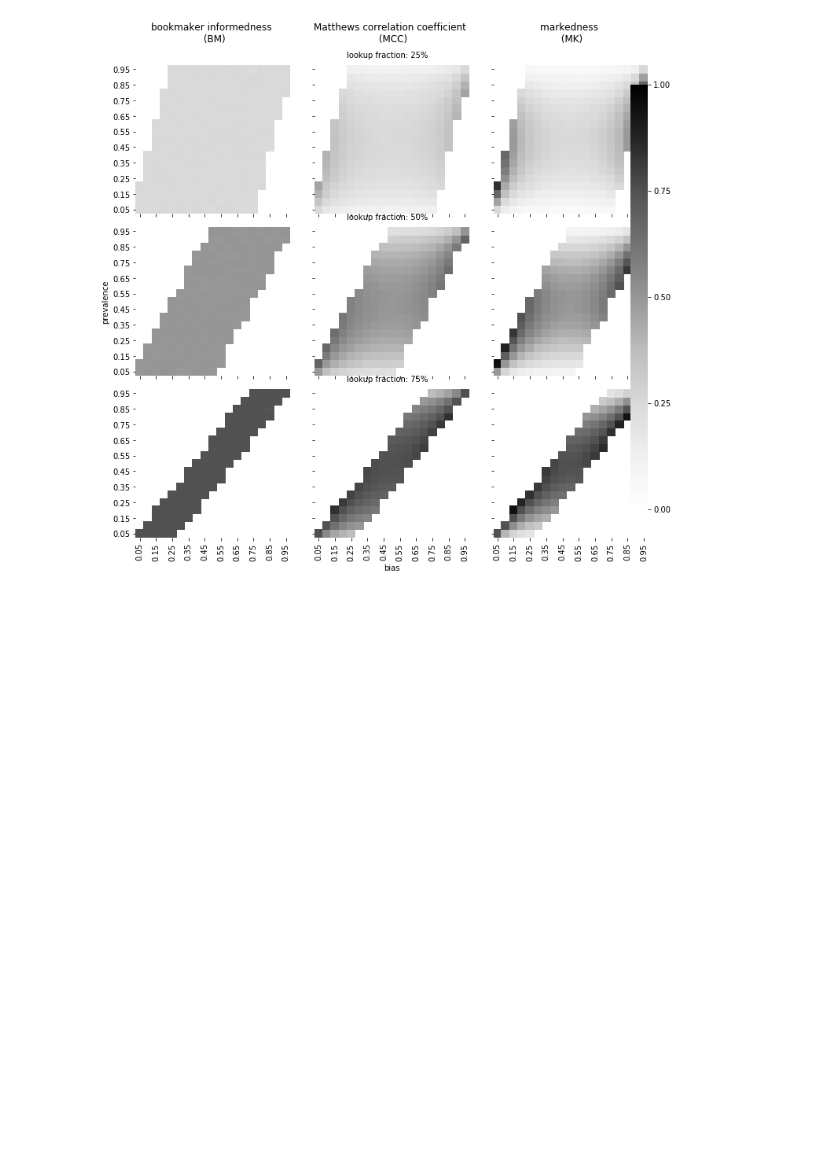
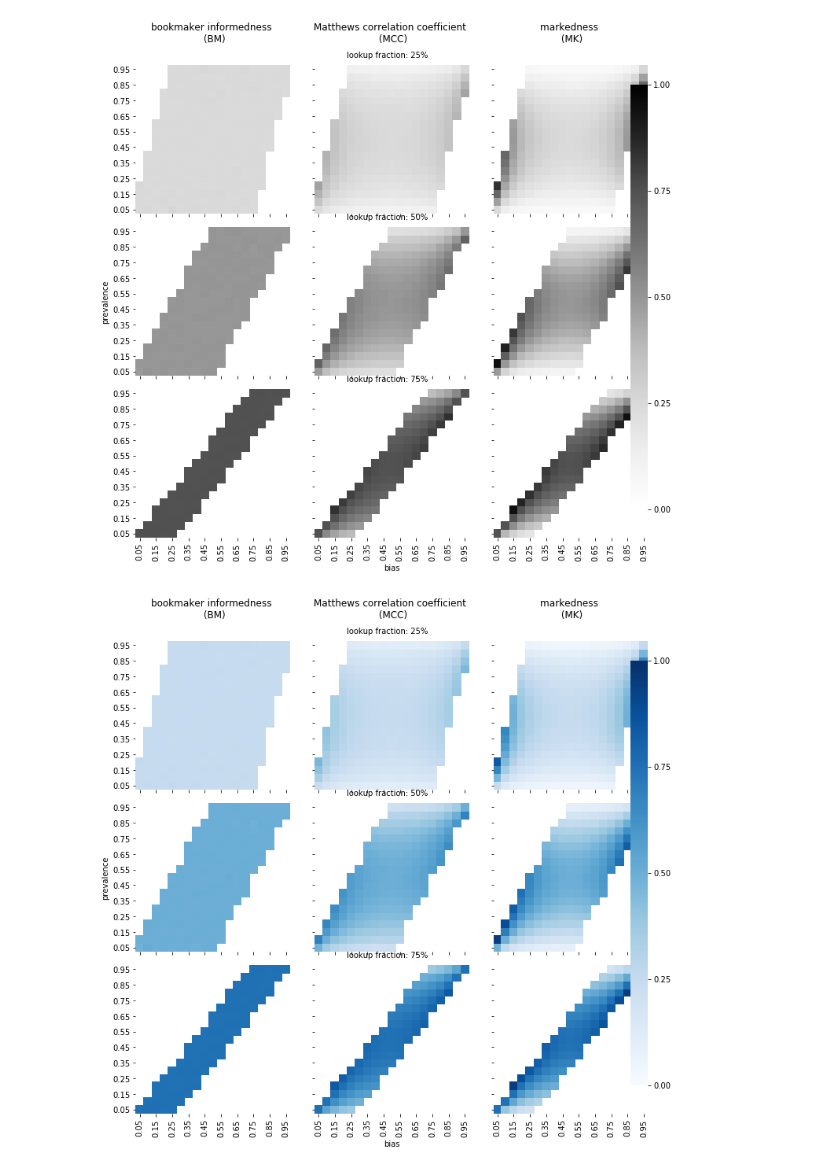
Before and after one commit to niklastoe/MCC_BM_BA_MK, a Jupyter notebook: BM_measures_randomness_MCC_and_MK_donot.ipynb, the cells around one changed output. Cells and saved outputs as stored; diff of their text form; code cells hidden in the pictures; blank space fills up the shorter version.

Commit message:
randomness: plot also in color, add comments

```diff
--- a/BM_measures_randomness_MCC_and_MK_donot.ipynb
+++ b/BM_measures_randomness_MCC_and_MK_donot.ipynb
@@ -146,3 +153,35 @@ plt.savefig('randomness_measured_BM_MCC_MK.eps',bbox_inches='tight')
 plt.tight_layout()
 # %% [output]
 [figure]
+# %%
+fig, axes = plt.subplots(nrows=3, ncols=3, figsize=(10, 10), sharex=True, sharey=True)
+cbar_ax = fig.add_axes([.95, .125, .03, .75])
+
+for col, i in enumerate([0.25, 0.5, 0.75]):
+    for row, metric in enumerate(['BM', 'MCC', 'MK']):
+        curr_df = pd.DataFrame(array_store[i][metric],
+                               index=['%3.2f' %x for x in prevs],
+                               columns=['%3.2f' %x for x in biases])
+        sns.heatmap(curr_df, vmin=0, vmax=1, ax=axes[col, row],
+                    cbar_ax=cbar_ax,
+                    cmap='Blues',
+                    cbar_kws={"ticks":[0., 0.25, 0.5, 0.75, 1.]})
+        axes[col, row].invert_yaxis()
+
+        if col == 0:
+            axes[0, row].set_title(full_names[metric], pad=30)
+
+        if row == 0:
+            axes[row, col].set_ylabel('')
+
+        if col == row:
+            text = axes[col, 1].text(no_entries / 2, no_entries + 1, 'lookup fraction: %2.0f' % int(i *100) + '%',
+                                    horizontalalignment='center')
+
+axes[1,0].set_ylabel('prevalence')
+axes[2,1].set_xlabel('bias')
+plt.subplots_adjust(wspace=0.2, hspace=0.2)
+plt.savefig('randomness_measured_BM_MCC_MK_colored.eps',bbox_inches='tight')
+plt.tight_layout()
+# %% [output]
+[figure, added]
```
Also changed, not shown: parts of 2 cells of this notebook, 2 other files.
